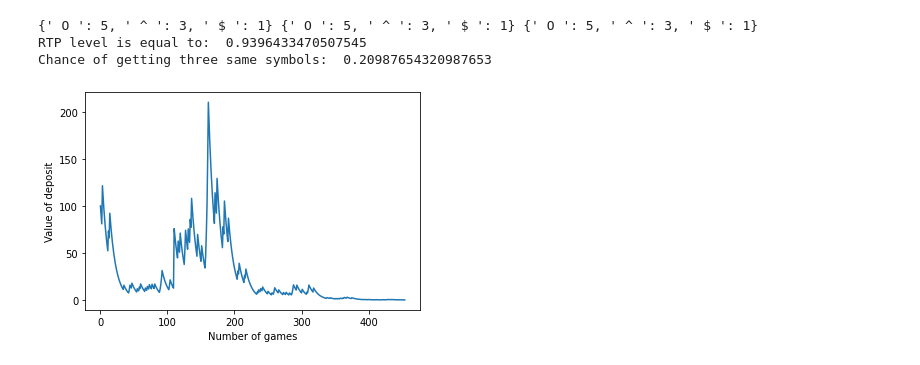
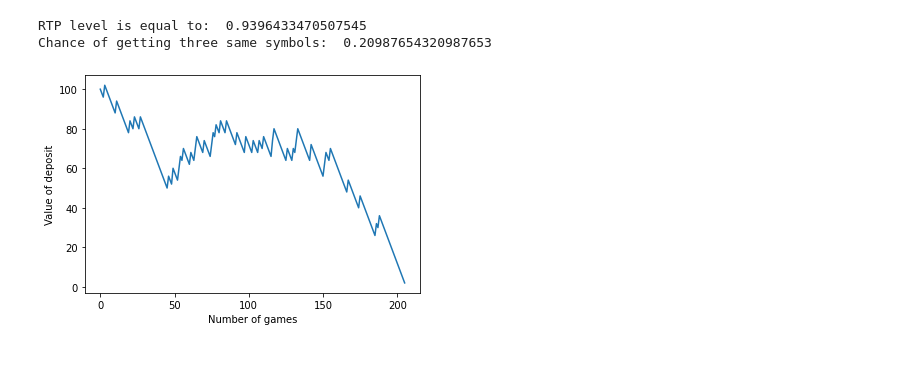
Before and after one commit to AdamSikorski/Maths-behind-slot-machines, a Jupyter notebook: Slots.ipynb, the cells around one changed output. Cells and saved outputs as stored; diff of their text form; code cells hidden in the pictures.

```diff
--- a/Slots.ipynb
+++ b/Slots.ipynb
@@ -10,7 +10,12 @@ import os
 import matplotlib.pyplot as plt
 from collections import Counter
 
-def Machine1(): # Its a machine with 1 line winning.
+#global reel1,reel2,reel3
+#reel1 = [ ' O ' , ' ^ ' , ' $ ', ' O ', ' ^ ', ' ^ ' , ' O ', ' O ', ' O ']
+#reel2 = [ ' O ' , ' ^ ' , ' $ ', ' O ', ' ^ ', ' ^ ' , ' O ', ' O ', ' O ']
+#reel3 = [ ' O ' , ' ^ ' , ' $ ', ' O ', ' ^ ', ' ^ ' , ' O ', ' O ', ' O ']
+
+def Machine1(): # Its a machine with one payline.
   global deposit
   deposit = 100
   deposit_at_start = deposit
@@ -23,13 +28,15 @@ def Machine1(): # Its a machine with 1 line winning.
   game_counter_list.append(game_counter)
   deposit_list = []
   deposit_list.append(deposit)
-  while deposit > deposit_at_start*0.001:
+  while deposit > 2:
+  #for i in range(10):
     machine = [] # randomly chosing three elements. Its how the typical slot with 1 payline work!
     machine.append(random.choice(reel1))
     machine.append(random.choice(reel2))
     machine.append(random.choice(reel3))
 
-    money = 0.1 * deposit
+    money = 2
+    deposit -=money
 
     if ( machine[0] == ' $ ' and machine[1] == ' $ ' and machine[2] == ' $ ' ):
       #print("\nYou win",money*50,"$","!")
@@ -48,11 +55,14 @@ def Machine1(): # Its a machine with 1 line winning.
       deposit_list.append(deposit)
     else:
       #print("\nYou lose!")
-      deposit = deposit - money
+      #deposit = deposit - money
       #print(deposit)
       deposit_list.append(deposit)
     game_counter += 1
     game_counter_list.append(game_counter)
+    #print("depozyt:",deposit)
+    if game_counter == 10000:
+      break
   return game_counter_list, deposit_list
 
 winnings = {
@@ -65,42 +75,42 @@ def making_statistics(reel1,reel2,reel3):
   count_reel1 = dict(Counter(reel1).items())
   count_reel2 = dict(Counter(reel2).items())
   count_reel3 = dict(Counter(reel3).items())
-  print(count_reel1,count_reel2,count_reel3)
+  #print(count_reel1,count_reel2,count_reel3)
   number_of_combinations = len(reel1) * len(reel2) * len(reel3)
   payoff = 0
   chance_of_get_3_same_symbols = 0
   for x in count_reel1.keys():
     if x == ' O ' and x in winnings.keys():
       payoff += count_reel1[x] * count_reel2[x] * count_reel3[x] * winnings[x]
       chance_of_get_3_same_symbols += count_reel1[x] * count_reel2[x] * count_reel3[x]
       #print(count_reel1[x],count_reel2[x],count_reel3[x],winnings[x] )
       #print(payoff)
     if x == ' ^ ' and x in winnings.keys():
       payoff += count_reel1[x] * count_reel2[x] * count_reel3[x] * winnings[x]
       chance_of_get_3_same_symbols += count_reel1[x] * count_reel2[x] * count_reel3[x]
       #print(payoff)
     if x == ' $ ' and x in winnings.keys():
       payoff += count_reel1[x] * count_reel2[x] * count_reel3[x] * winnings[x]
       chance_of_get_3_same_symbols += count_reel1[x] * count_reel2[x] * count_reel3[x]
       #print(payoff)
 
   RTP = payoff / number_of_combinations
   chance_of_get_3_same_symbols = chance_of_get_3_same_symbols / number_of_combinations
   return RTP, chance_of_get_3_same_symbols
 
-RTP_level,same_symbols = making_statistics(reel1, reel2, reel3)
+
+x_for_pyplot, y_for_pyplot = Machine1()
+RTP_level, same_symbols = making_statistics(reel1, reel2, reel3)
+
+
 print("RTP level is equal to: ", RTP_level)
 print("Chance of getting three same symbols: ", same_symbols)
-
-x_for_pyplot, y_for_pyplot = Machine1()
-#print(x_for_pyplot,y_for_pyplot)
 plt.plot(x_for_pyplot, y_for_pyplot)
 plt.xlabel("Number of games")
 plt.ylabel("Value of deposit")
 plt.show()
 # 0.9396433470507545
 # %% [output]
-{' O ': 5, ' ^ ': 3, ' $ ': 1} {' O ': 5, ' ^ ': 3, ' $ ': 1} {' O ': 5, ' ^ ': 3, ' $ ': 1}
 RTP level is equal to:  0.9396433470507545
 Chance of getting three same symbols:  0.20987654320987653
-[figure, old version]
+[figure, new version]
```
Also changed, not shown: parts of 1 cell of this notebook.
